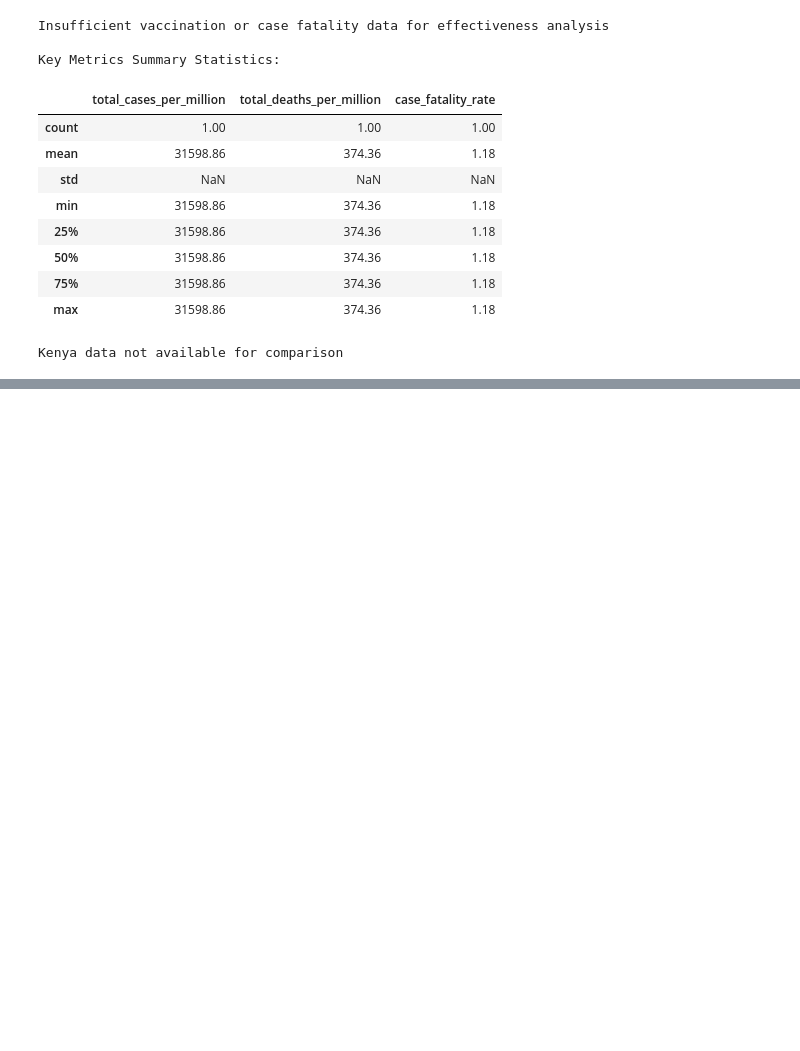
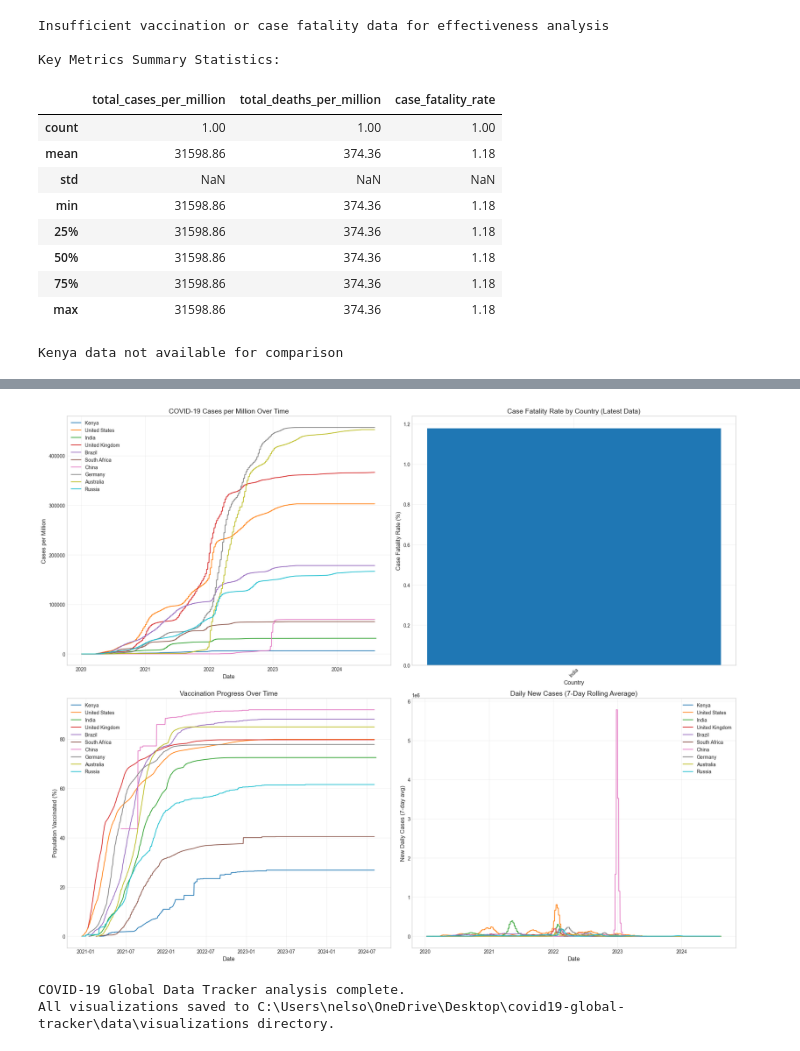
Before and after one commit to NMsby/covid19-global-tracker, a Jupyter notebook: notebooks/covid19_data_analysis.ipynb, the cells around one changed output, grey strips where cells are left out. Drawn from its saved outputs; the diff is of its cells as text; code cells hidden in the pictures; blank space fills up the shorter version.

```diff
--- a/notebooks/covid19_data_analysis.ipynb
+++ b/notebooks/covid19_data_analysis.ipynb
@@ -901,0 +956,72 @@ Kenya data not available for comparison
+# %%
+# Final Dashboard of Key Visualizations
+
+# Create a 2x2 subplot layout for key visualizations
+fig, axes = plt.subplots(2, 2, figsize=(20, 16))
+
+# 1. Top left: Cases per million over time
+for country in focus_countries:
+    country_data = df_focus[df_focus['location'] == country]
+    if 'total_cases_per_million' in country_data.columns:
+        axes[0, 0].plot(country_data['date'], country_data['total_cases_per_million'], label=country)
+
+axes[0, 0].set_title('COVID-19 Cases per Million Over Time', fontsize=14)
+axes[0, 0].set_xlabel('Date', fontsize=12)
+axes[0, 0].set_ylabel('Cases per Million', fontsize=12)
+axes[0, 0].legend(fontsize=10)
+axes[0, 0].grid(True, alpha=0.3)
+
+# 2. Top right: Case fatality rate comparison
+if 'case_fatality_rate' in latest_data.columns:
+    fatality_data = latest_data.sort_values('case_fatality_rate', ascending=False)
+    axes[0, 1].bar(fatality_data['location'], fatality_data['case_fatality_rate'])
+    axes[0, 1].set_title('Case Fatality Rate by Country (Latest Data)', fontsize=14)
+    axes[0, 1].set_xlabel('Country', fontsize=12)
+    axes[0, 1].set_ylabel('Case Fatality Rate (%)', fontsize=12)
+    axes[0, 1].set_xticklabels(fatality_data['location'], rotation=45)
+    axes[0, 1].grid(True, alpha=0.3)
+else:
+    axes[0, 1].text(0.5, 0.5, 'Case Fatality Rate Data Not Available',
+                  horizontalalignment='center', verticalalignment='center', fontsize=14)
+
+# 3. Bottom left: Vaccination progress (if available)
+if has_vaccination_data:
+    for country in focus_countries:
+        country_data = df_focus[df_focus['location'] == country]
+        if 'vaccination_percentage' in country_data.columns:
+            country_data = country_data[country_data['vaccination_percentage'].notnull()]
+            if not country_data.empty:
+                axes[1, 0].plot(country_data['date'], country_data['vaccination_percentage'], label=country)
+
+    axes[1, 0].set_title('Vaccination Progress Over Time', fontsize=14)
+    axes[1, 0].set_xlabel('Date', fontsize=12)
+    axes[1, 0].set_ylabel('Population Vaccinated (%)', fontsize=12)
+    axes[1, 0].legend(fontsize=10)
+    axes[1, 0].grid(True, alpha=0.3)
+else:
+    axes[1, 0].text(0.5, 0.5, 'Vaccination Data Not Available',
+                  horizontalalignment='center', verticalalignment='center', fontsize=14)
+
+# 4. Bottom right: Daily new cases (7-day rolling average)
+for country in focus_countries:
+    country_data = df_focus[df_focus['location'] == country]
+    if 'new_cases' in country_data.columns:
+        rolling = country_data['new_cases'].rolling(window=7).mean()
+        axes[1, 1].plot(country_data['date'], rolling, label=country)
+
+axes[1, 1].set_title('Daily New Cases (7-Day Rolling Average)', fontsize=14)
+axes[1, 1].set_xlabel('Date', fontsize=12)
+axes[1, 1].set_ylabel('New Daily Cases (7-day avg)', fontsize=12)
+axes[1, 1].legend(fontsize=10)
+axes[1, 1].grid(True, alpha=0.3)
+
+plt.tight_layout()
+plt.savefig(os.path.join(vis_dir, 'covid19_dashboard_summary.png'), dpi=300)
+plt.show()
+
+print("COVID-19 Global Data Tracker analysis complete.")
+print(f"All visualizations saved to {vis_dir} directory.")
+# %% [output]
+[figure, added]
+COVID-19 Global Data Tracker analysis complete.
+All visualizations saved to C:\Users\nelso\OneDrive\Desktop\covid19-global-tracker\data\visualizations directory.
```
Also changed, not shown: parts of 1 cell of this notebook, 1 other file.
